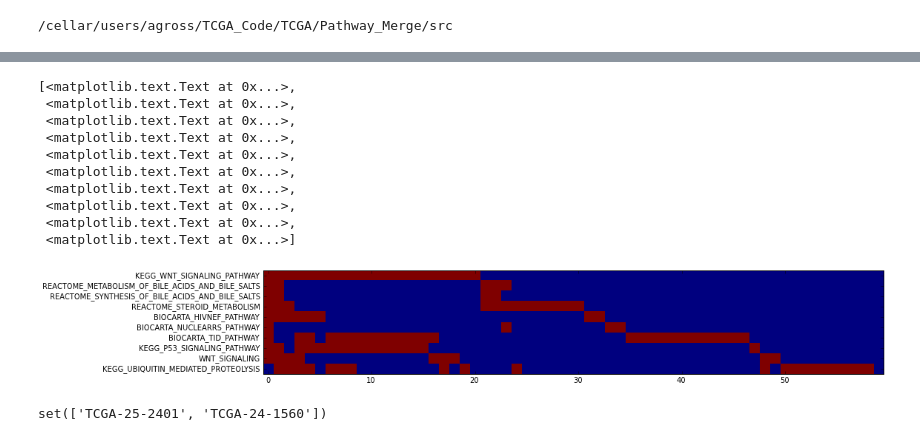
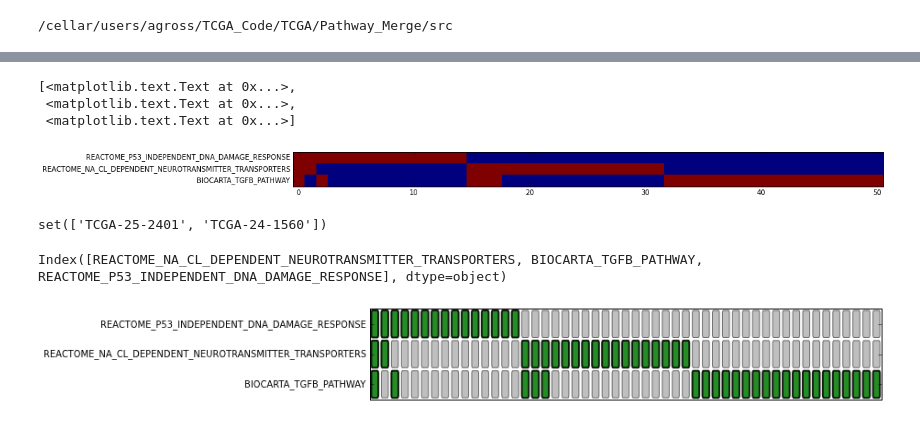
Before and after one commit to theandygross/TCGA, a Jupyter notebook: Pathway_Merge/Notebooks/PathwayStats.ipynb, the cells around one changed output, grey strips where cells are left out. Cells and saved outputs as stored; diff of their text form; code cells hidden in the pictures.

```diff
--- a/Pathway_Merge/Notebooks/PathwayStats.ipynb
+++ b/Pathway_Merge/Notebooks/PathwayStats.ipynb
@@ -104,3 +99,5 @@ set(['TCGA-AB-2878',
+# %%
+p = exclusive
 # %%
 m = (cancer.meta_matrix.ix[p.index[:10]] > 0).astype(int)
 o = np.sort(m.apply(lambda s: ''.join(map(str, s)))).index[::-1]
@@ -107,23 +106,22 @@ o = np.sort(m.apply(lambda s: ''.join(map(str, s)))).index[::-1]
+# %%
+mat = m.ix[:,o[:51]]
 # %%
 fig, ax = subplots(figsize=(15,4))
-ax.imshow(m.ix[:,o[:60]].as_matrix(), aspect=1, interpolation='nearest')
-ax.set_yticks(range(10))
+ax.imshow(mat.as_matrix(), aspect=1, interpolation='nearest')
+ax.set_yticks(range(3))
 ax.set_yticklabels(p.index[:10])
 # %% [output]
 [<matplotlib.text.Text at 0x...>,
  <matplotlib.text.Text at 0x...>,
- <matplotlib.text.Text at 0x...>,
- <matplotlib.text.Text at 0x...>,
- <matplotlib.text.Text at 0x...>,
- <matplotlib.text.Text at 0x...>,
- <matplotlib.text.Text at 0x...>,
- <matplotlib.text.Text at 0x...>,
- <matplotlib.text.Text at 0x...>,
  <matplotlib.text.Text at 0x...>]
-[figure, old version]
+[figure, new version]
 # %%
 p = pathways.index[1]
 # %%
 get_patients([p]).intersection(get_patients(pathways[:p].index[:-1]))
 # %% [output]
 set(['TCGA-25-2401', 'TCGA-24-1560'])
+# %%
+mat.index
+# %% [output]
+Index([REACTOME_NA_CL_DEPENDENT_NEUROTRANSMITTER_TRANSPORTERS, BIOCARTA_TGFB_PATHWAY, REACTOME_P53_INDEPENDENT_DNA_DAMAGE_RESPONSE], dtype=object)
@@ -129,0 +170,7 @@ set(['TCGA-25-2401', 'TCGA-24-1560'])
+# %%
+mat = m.ix[:,o[:51]]
+# %%
+memo_plot(mat)
+plt.gcf().savefig('memo_ov.svg')
+# %% [output]
+[figure, added]
```
Also changed, not shown: parts of 14 cells of this notebook, 33 other files.
